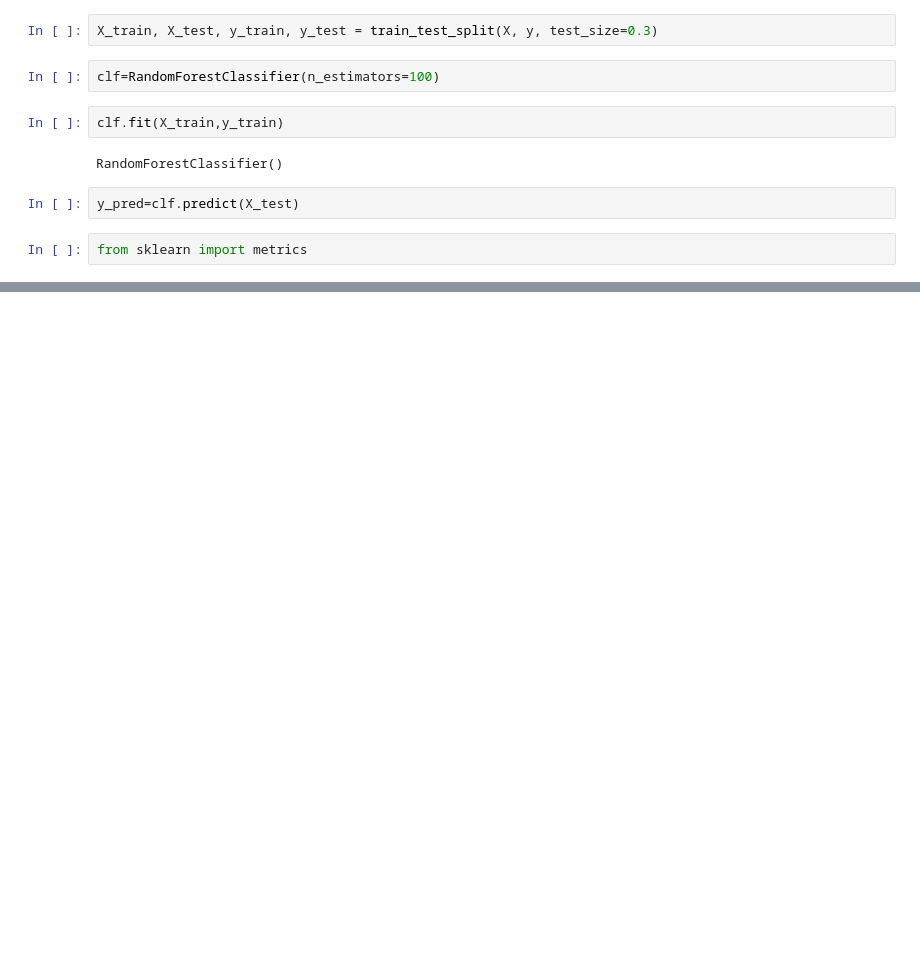
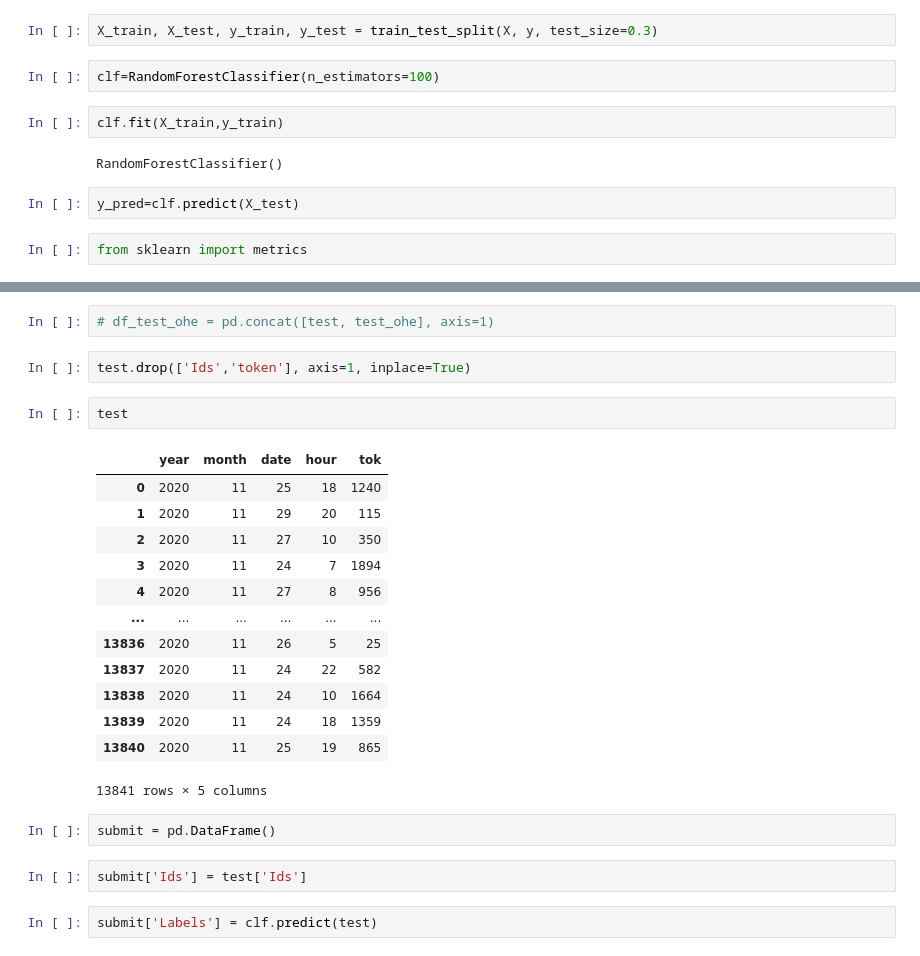
Before and after one commit to shandytp/danthon-dsw2021, a Jupyter notebook: co/code/coba_rf.ipynb, the cells around one changed output, grey strips where cells are left out. Cells and saved outputs as stored; diff of their text form; blank space fills up the shorter version.

```diff
--- a/co/code/coba_rf.ipynb
+++ b/co/code/coba_rf.ipynb
@@ -62,0 +144,26 @@ Accuracy: 0.6842203635344143
+# %%
+# df_test_ohe = pd.concat([test, test_ohe], axis=1)
+# %%
+test.drop(['Ids','token'], axis=1, inplace=True)
+# %%
+test
+# %% [output]
+|  | year | month | date | hour | tok |
+| 0 | 2020 | 11 | 25 | 18 | 1240 |
+| 1 | 2020 | 11 | 29 | 20 | 115 |
+| 2 | 2020 | 11 | 27 | 10 | 350 |
+| 3 | 2020 | 11 | 24 | 7 | 1894 |
+| 4 | 2020 | 11 | 27 | 8 | 956 |
+| ... | ... | ... | ... | ... | ... |
+| 13836 | 2020 | 11 | 26 | 5 | 25 |
+| 13837 | 2020 | 11 | 24 | 22 | 582 |
+| 13838 | 2020 | 11 | 24 | 10 | 1664 |
+| 13839 | 2020 | 11 | 24 | 18 | 1359 |
+| 13840 | 2020 | 11 | 25 | 19 | 865 |
+13841 rows × 5 columns
+# %%
+submit = pd.DataFrame()
+# %%
+submit['Ids'] = test['Ids']
+# %%
+submit['Labels'] = clf.predict(test)
```
Also changed, not shown: parts of 27 cells of this notebook, 2 other files.
